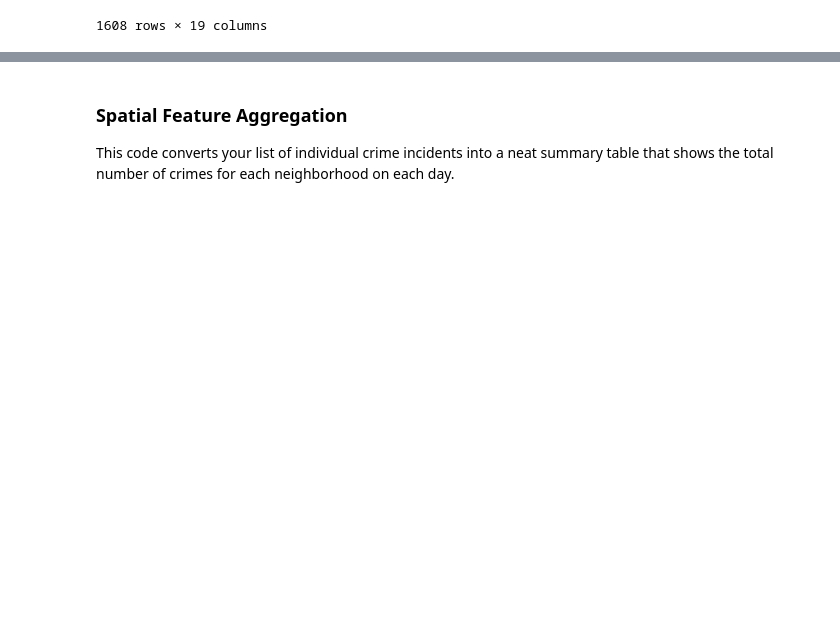
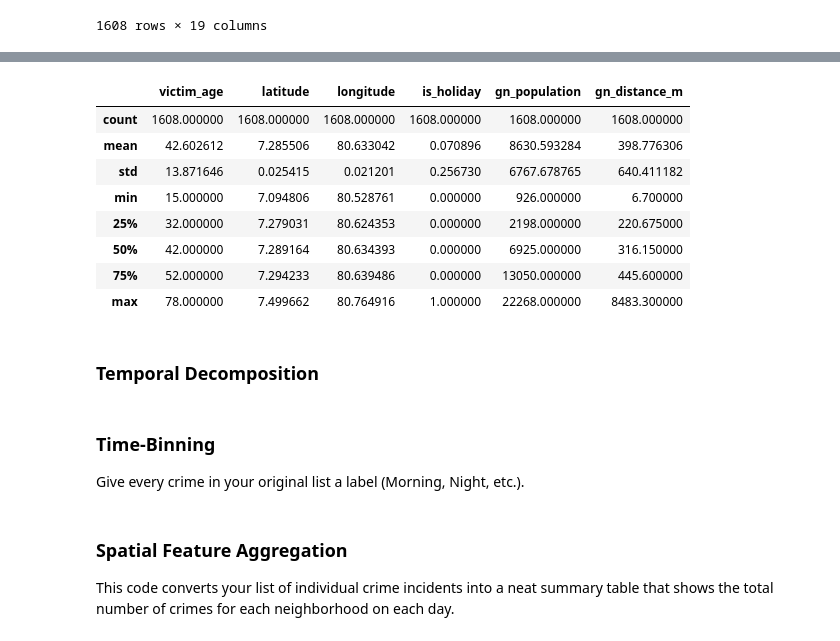
Before and after one commit to Chanthul4054/E-Policing, a Jupyter notebook: Component_1_DPP&DC.ipynb, the cells around one changed output, grey strips where cells are left out. Drawn from its saved outputs; the diff is of its cells as text; code cells hidden in the pictures; blank space fills up the shorter version.

```diff
--- a/Component_1_DPP&DC.ipynb
+++ b/Component_1_DPP&DC.ipynb
@@ -62,0 +91,14 @@ crime_df
+# %%
+crime_df.describe()
+# %% [output]
+|  | victim_age | latitude | longitude | is_holiday | gn_population | gn_distance_m |
+| count | 1608.000000 | 1608.000000 | 1608.000000 | 1608.000000 | 1608.000000 | 1608.000000 |
+| mean | 42.602612 | 7.285506 | 80.633042 | 0.070896 | 8630.593284 | 398.776306 |
+| std | 13.871646 | 0.025415 | 0.021201 | 0.256730 | 6767.678765 | 640.411182 |
+| min | 15.000000 | 7.094806 | 80.528761 | 0.000000 | 926.000000 | 6.700000 |
+| 25% | 32.000000 | 7.279031 | 80.624353 | 0.000000 | 2198.000000 | 220.675000 |
+| 50% | 42.000000 | 7.289164 | 80.634393 | 0.000000 | 6925.000000 | 316.150000 |
+| 75% | 52.000000 | 7.294233 | 80.639486 | 0.000000 | 13050.000000 | 445.600000 |
+| max | 78.000000 | 7.499662 | 80.764916 | 1.000000 | 22268.000000 | 8483.300000 |
+# %% [markdown]
+###  Temporal Decomposition
@@ -62,0 +119,4 @@ crime_df
+# %% [markdown]
+### Time-Binning
+
+Give every crime in your original list a label (Morning, Night, etc.).
```
Also changed, not shown: parts of 59 cells of this notebook.
